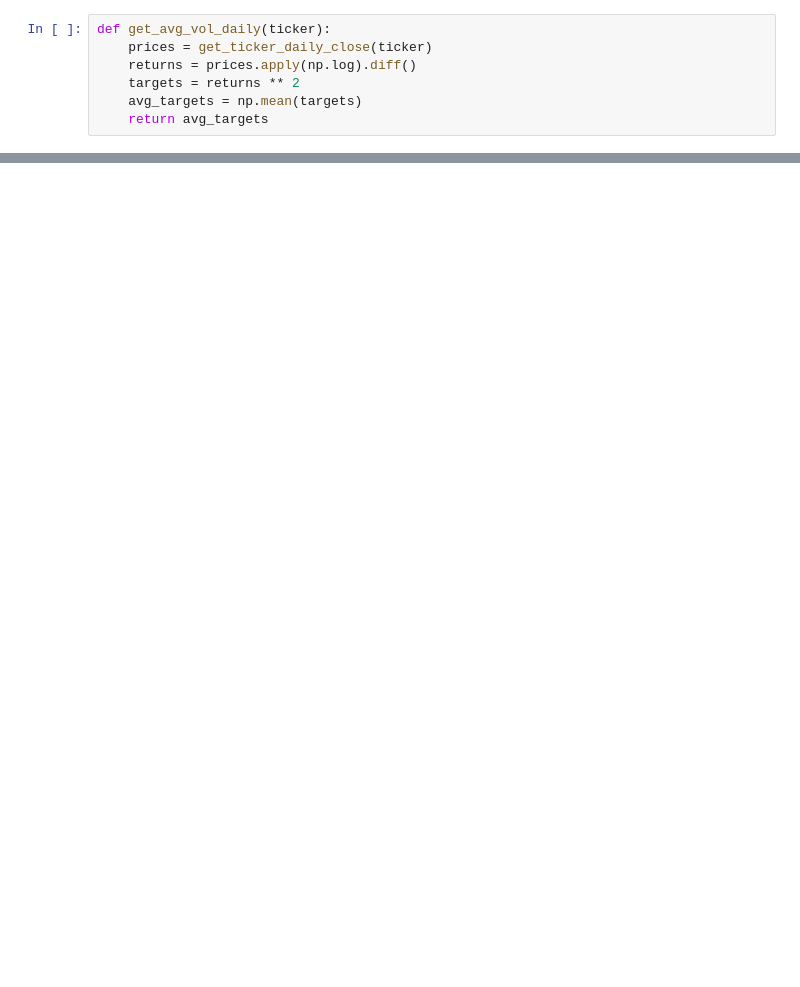
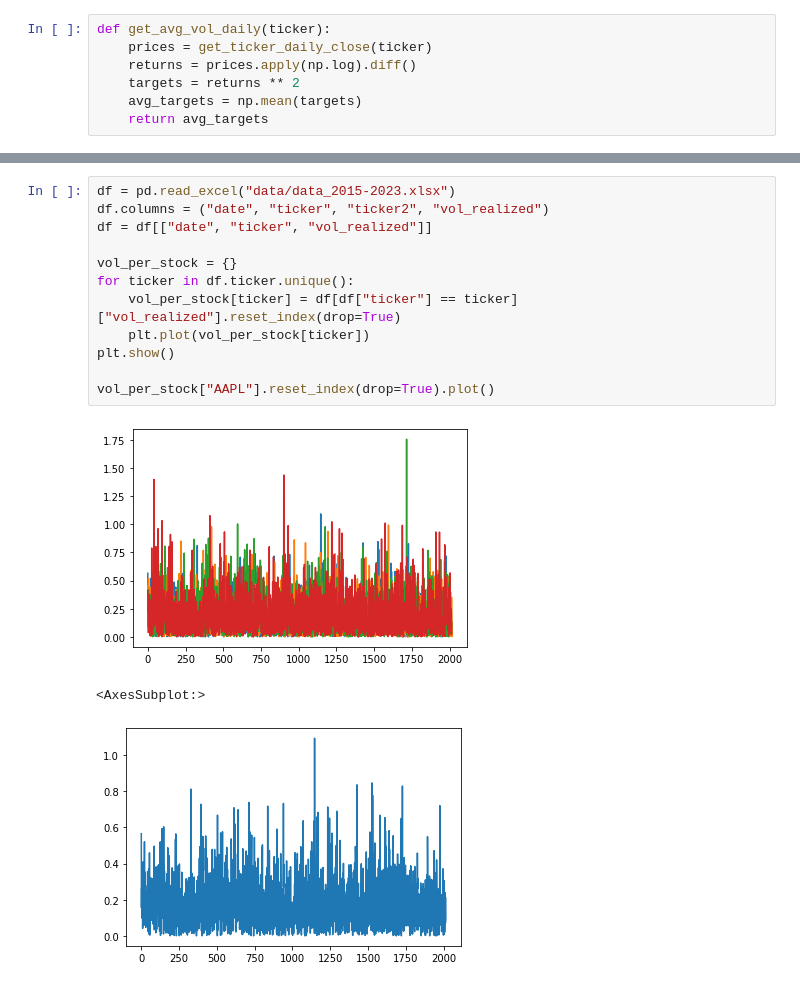
Before and after one commit to CodingNoob234/casestudy-neural-networks, a Jupyter notebook: view_data.ipynb, the cells around one changed output, grey strips where cells are left out. Cells and saved outputs as stored; diff of their text form; blank space fills up the shorter version.

```diff
--- a/view_data.ipynb
+++ b/view_data.ipynb
@@ -107,0 +108,16 @@ ASML : 0.0959555%
+# %%
+df = pd.read_excel("data/data_2015-2023.xlsx")
+df.columns = ("date", "ticker", "ticker2", "vol_realized")
+df = df[["date", "ticker", "vol_realized"]]
+
+vol_per_stock = {}
+for ticker in df.ticker.unique():
+    vol_per_stock[ticker] = df[df["ticker"] == ticker]["vol_realized"].reset_index(drop=True)
+    plt.plot(vol_per_stock[ticker])
+plt.show()
+
+vol_per_stock["AAPL"].reset_index(drop=True).plot()
+# %% [output]
+[figure, added]
+<AxesSubplot:>
+[figure, added]
```
Also changed, not shown: parts of 4 cells of this notebook, 6 other files.
